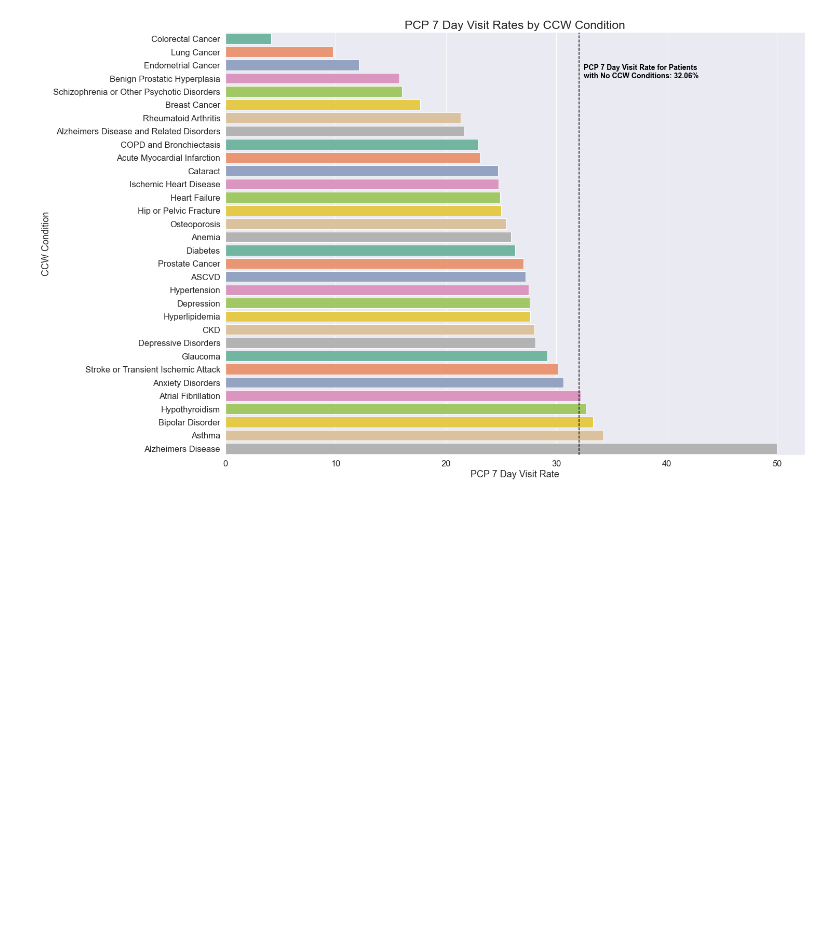
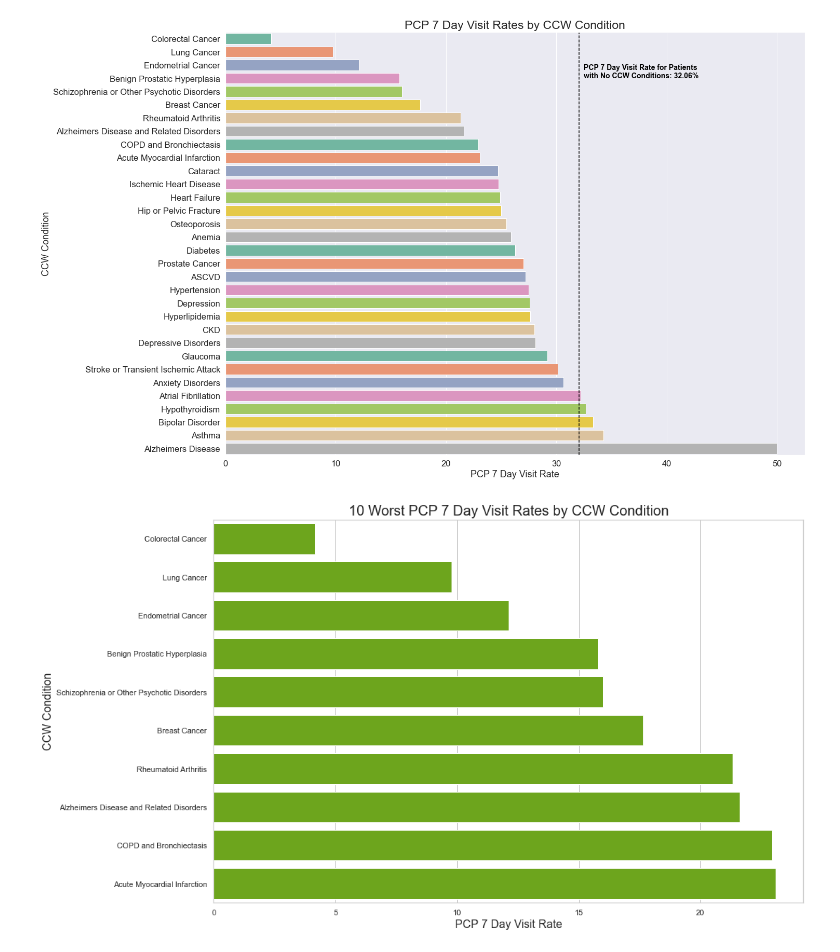
Before and after one commit to simon-mack/hospital_readmission_analysis, a Jupyter notebook: notebooks/ursa_readmission.ipynb, the cells around one changed output. Drawn from its saved outputs; the diff is of its cells as text; code cells hidden in the pictures; blank space fills up the shorter version.

```diff
--- a/notebooks/ursa_readmission.ipynb
+++ b/notebooks/ursa_readmission.ipynb
@@ -531,7 +559,6 @@ ccw_measures_pc
 | 2 | Alzheimers Disease | 25.00 | 50.00 |
 # %%
 plt.figure(figsize = (20,15))
-sns.set(font_scale=1.5)
 graph = sns.barplot(x = 'pc_visit_rate', y = 'ccw_condition', data = ccw_measures_pc, palette='Set2')
 graph.axvline(32.06, linestyle='--',color='black')
 t = graph.text(32.5,3, 'PCP 7 Day Visit Rate for Patients\nwith No CCW Conditions: 32.06%', size=14, color = 'black', weight='bold', multialignment="left")
@@ -543,3 +570,19 @@ plt.title('PCP 7 Day Visit Rates by CCW Condition', fontsize=23)
 plt.savefig('pcp.png', transparent=True);
 # %% [output]
 [figure]
+# %%
+ccw_measures_pc_head = ccw_measures_pc.head(10)
+# %%
+plt.figure(figsize = (15,10))
+sns.set(style='whitegrid',font_scale=1)
+graph = sns.barplot(x = 'pc_visit_rate', y = 'ccw_condition', data = ccw_measures_pc_head, color='#71bc06')
+#graph.axvline(32.06, linestyle='--',color='black')
+#t = graph.text(23.5,1, 'PCP 7 Day Visit Rate for Patients\nwith No CCW Conditions: 32.06%', size=12, color = 'black', weight='bold', multialignment="left")
+#t.set_bbox(dict(facecolor='white', alpha=0, edgecolor='black', pad=10))
+#plt.xticks(rotation=45)
+plt.ylabel('CCW Condition',fontsize=16)
+plt.xlabel('PCP 7 Day Visit Rate', fontsize=16)
+plt.title('10 Worst PCP 7 Day Visit Rates by CCW Condition', fontsize=20)
+plt.savefig('pcp.png', transparent=True,dpi=600, bbox_inches = "tight");
+# %% [output]
+[figure, added]
```
Also changed, not shown: parts of 3 cells of this notebook, 2 other files.
